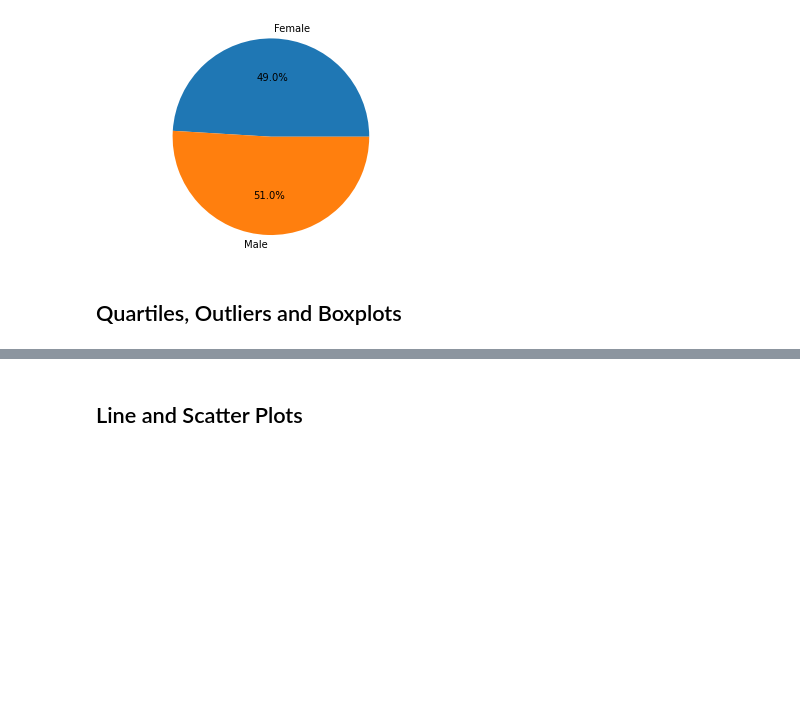
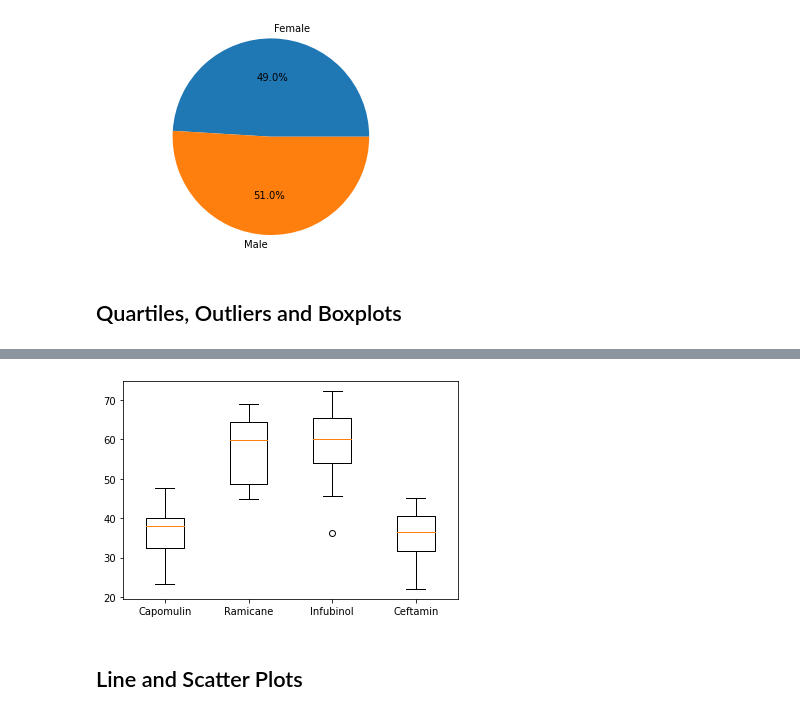
Before and after one commit to vsanga04/Matplotlib, a Jupyter notebook: Pymaceuticals/pymaceuticals_starter.ipynb, the cells around one changed output, grey strips where cells are left out. Saved outputs shown, nothing was run; the diff lists cells and outputs as text; code cells hidden in the pictures; blank space fills up the shorter version.

```diff
--- a/Pymaceuticals/pymaceuticals_starter.ipynb
+++ b/Pymaceuticals/pymaceuticals_starter.ipynb
@@ -282,12 +265,22 @@ drug_regimen = ["Capomulin", "Ramicane", "Infubinol","Ceftamin"]
 tumor_vol = []
 
 # Calculate the IQR and quantitatively determine if there are any potential outliers.
-for drug in drug_regimen:
-    tumor_vol = clean_csv.loc[clean_csv["Drug Regimen"]==drug_regimen]
-    tumor_vol_max = tumor_vol.groupby("Mouse ID").max()["Timepoint"]
-    tumor_volume = pd.DataFrame(tumor_vol_max)
-    tumor_volume_merge = pd.merge(tumor_volume, clean_csv, on =("Mouse ID", "Timepoint"), how = "left")
-tumor_volume_merge.head()
+# for drug in drug_regimen:
+Vol_by_Regimen_reset = Vol_by_Regimen.reset_index()
+tumor_vol = Vol_by_Regimen.groupby("Drug Regimen")["Tumor Volume (mm3)"].apply(list)
+tumor_vol
+
+four_reg = pd.DataFrame(tumor_vol)
+four_reg
+
+tumor_volumes = [drug for drug in four_reg['Tumor Volume (mm3)']]
+tumor_volumes
+# for drug in drug_regimen:
+
+#     tumor_vol_max = tumor_vol.groupby("Mouse ID").max()["Timepoint"]
+#     tumor_volume = pd.DataFrame(tumor_vol_max)
+#     tumor_volume_merge = pd.merge(tumor_volume, clean_csv, on =("Mouse ID", "Timepoint"), how = "left")
+# tumor_volume_merge.head()
 
     # Locate the rows which contain mice on each drug and get the tumor volumes
 
@@ -295,9 +288,14 @@ tumor_volume_merge.head()
     # add subset
 
 
-    # Determine outliers using upper and lower bounds
-# quartiles = Capomulin_tumors.quantile([.25,.5,.75])
+#     # Determine outliers using upper and lower bounds
+# quartiles = tumor_volumes.quantile([.25,.5,.75])
 # lowerq = quartiles[0.25]
 # upperq = quartiles[0.75]
 # iqr = upperq-lowerq
+
+# print(f"{lowerq}")
+
+# lower_bound = lowerq - (1.5*iqr)
+# upper_bound = upperq + (1.5*iqr)
 # %% [output]
@@ -305,5 +319,9 @@ ValueError: Lengths must match to compare
 # %%
 # Generate a box plot of the final tumor volume of each mouse across four regimens of interest
+plt.boxplot(tumor_vol, labels = drug_regimen)
+plt.show()
+# %% [output]
+[figure, added]
 # %% [markdown]
 ## Line and Scatter Plots
 # %%
```
Also changed, not shown: parts of 8 cells of this notebook.
